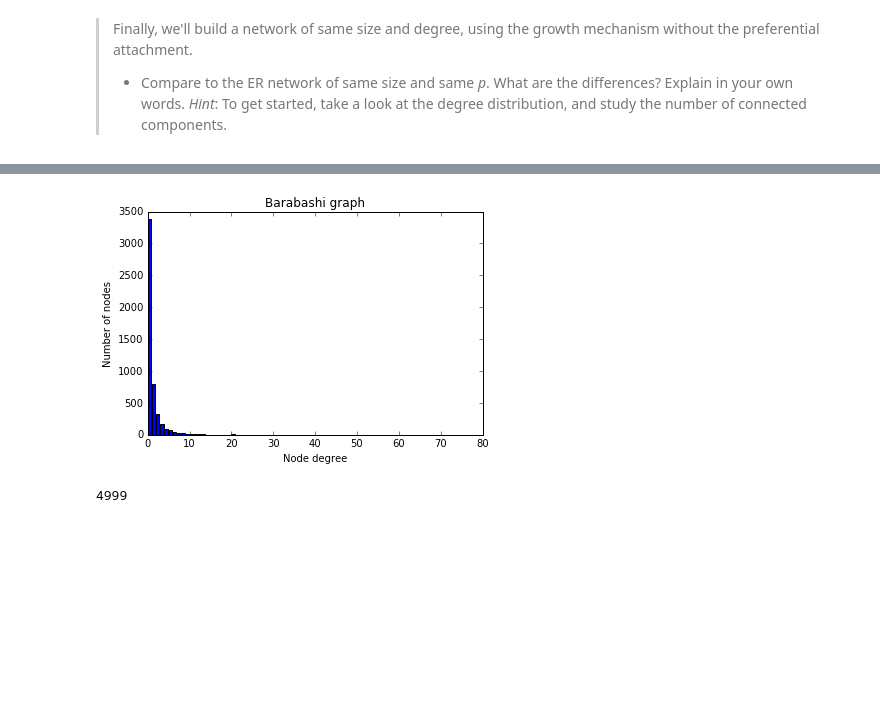
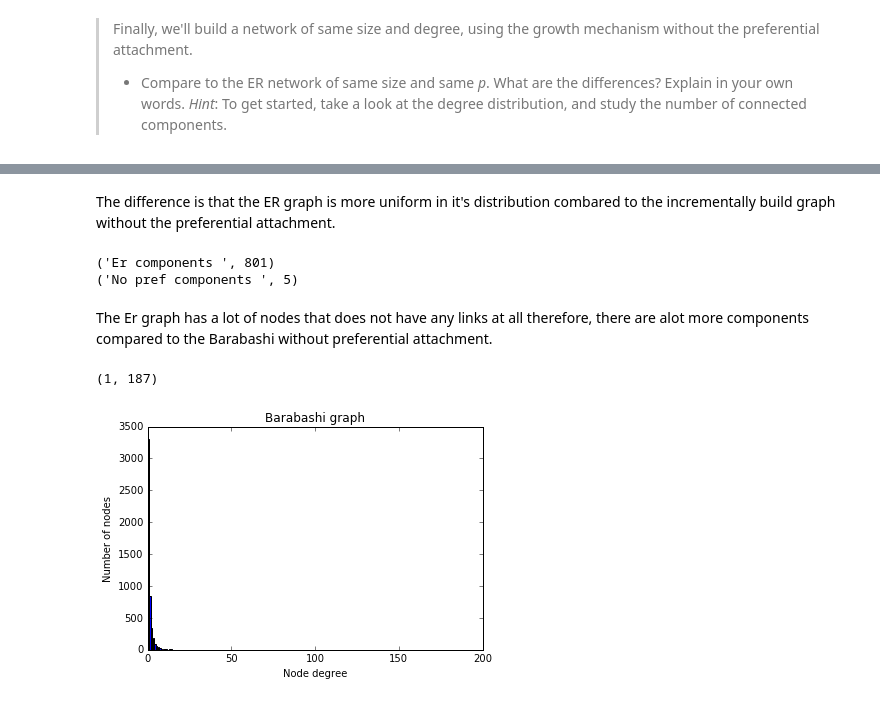
Before and after one commit to AdamPalmar/02805-SocialGraphs-AP, a Jupyter notebook: week3/week3.ipynb, the cells around one changed output, grey strips where cells are left out. Drawn from its saved outputs; the diff is of its cells as text; code cells hidden in the pictures; blank space fills up the shorter version.

```diff
--- a/week3/week3.ipynb
+++ b/week3/week3.ipynb
@@ -390,11 +437,21 @@ create_bar_from_hist(hist,"ER graph")
-# %%
-hist = create_histogram_from_graph(graph)
-create_bar_from_hist(hist,"Barabashi graph")
-# %% [output]
-[figure, removed]
+# %% [markdown]
+The difference is that the ER graph is more uniform in it's distribution combared to the incrementally build graph without the preferential attachment.
+# %%
+er_components = nx.number_connected_components(er_graph)
+no_pref_components = nx.number_connected_components(graph_no_pref)
+
+print("Er components " , er_components)
+print("No pref components ",no_pref_components)
+# %% [output]
+('Er components ', 801)
+('No pref components ', 5)
+# %% [markdown]
+The Er graph has a lot of nodes that does not have any links at all therefore, there are alot more components compared to the Barabashi without preferential attachment.
 # %%
 ba_graph = nx.barabasi_albert_graph(5000,1)
-# %%
-len(ba_graph.edges())
-# %% [output]
-4999
+# %%
+hist = create_histogram_from_graph(ba_graph)
+create_bar_from_hist(hist,"Barabashi graph")
+# %% [output]
+(1, 187)
+[figure, added]
```
Also changed, not shown: parts of 17 cells of this notebook.
